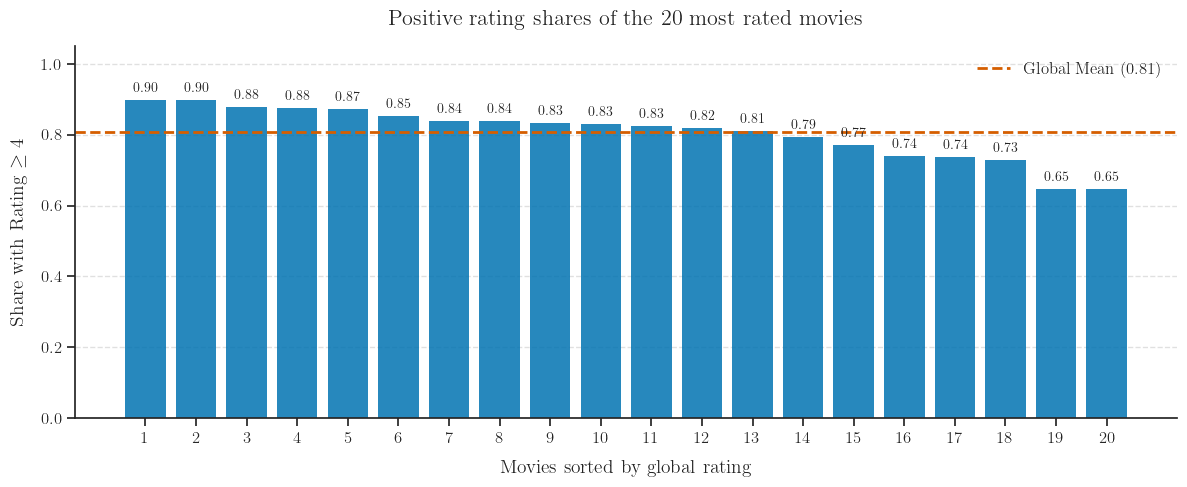
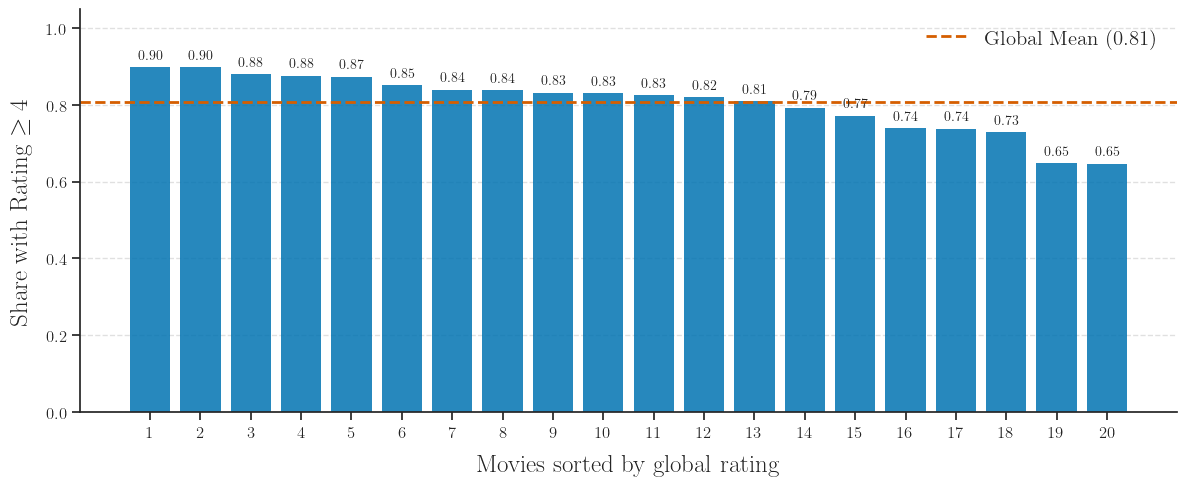
Unified diff of the notebook cell whose output changed from the first chart to the second:
--- before
+++ after
@@ -23,7 +23,6 @@
     bars = ax.bar(range(len(movie_stats)), movie_stats['mean'], alpha=0.85, color=primary_color, linewidth=0)
     
-    ax.set_title(r'Positive rating shares of the 20 most rated movies', fontsize=16, pad=15)
-    ax.set_xlabel(r'Movies sorted by global rating', fontsize=14, labelpad=10)
-    ax.set_ylabel('Share with Rating $\ge 4$', fontsize=14, labelpad=10)
+    ax.set_xlabel(r'Movies sorted by global rating', fontsize=18, labelpad=10)
+    ax.set_ylabel('Share with Rating $\ge 4$', fontsize=18, labelpad=10)
     
     ax.set_xticks(range(len(movie_stats)))
@@ -43,5 +42,5 @@
     
     sns.despine()
-    ax.legend(loc='upper right', fontsize=12, frameon=False)
+    ax.legend(loc='upper right', fontsize=15, frameon=False)
     plt.tight_layout()
     

Commit: Font size